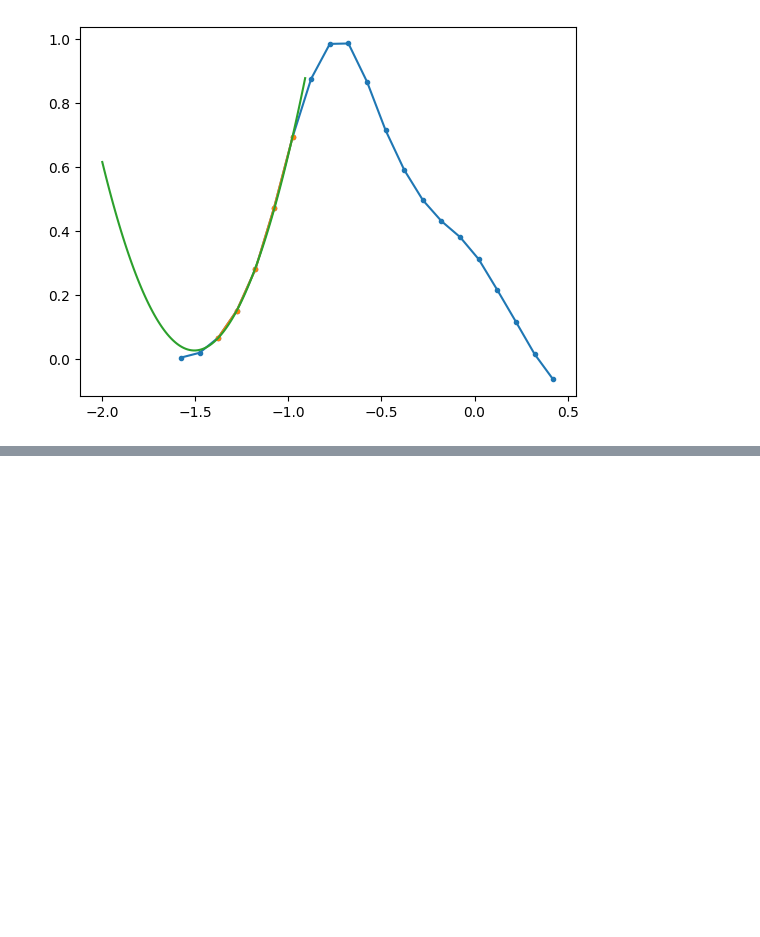
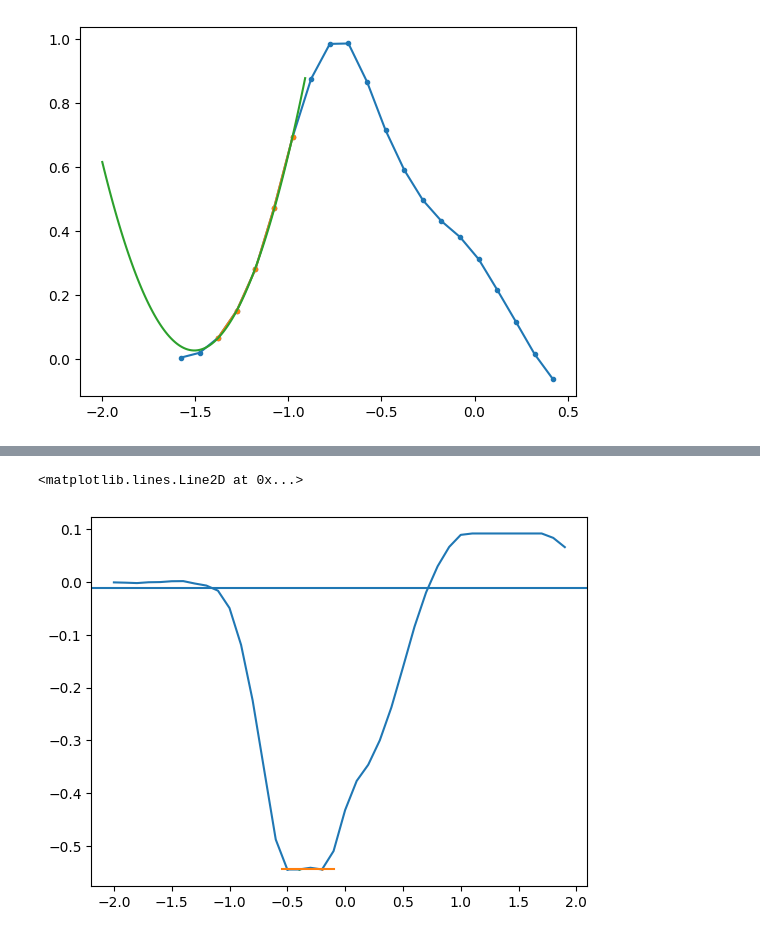
Before and after one commit to leonardolanteri/ETL_TestingDAQ, a Jupyter notebook: notebooks/mcp_manual_fitter.ipynb, the cells around one changed output, grey strips where cells are left out. Cells and saved outputs as stored; diff of their text form; code cells hidden in the pictures; blank space fills up the shorter version.

```diff
--- a/notebooks/mcp_manual_fitter.ipynb
+++ b/notebooks/mcp_manual_fitter.ipynb
@@ -375,0 +508,67 @@ print(quadratic_timestamp(s[np.isfinite(s)&np.isfinite(v)], v[np.isfinite(s)&np.
+# %%
+# Investigation of large signals
+importlib.reload(mcp)
+from scipy import interpolate
+old = uproot.open(
+"/home/users/hswanson13/ETL_TestingDAQ/unit_test/asserted_output/run_5100/run_5100.root")["pulse"].arrays()
+old_lp2 = old.LP2_20[:,1]
+old_amp = -old.amp[:,1]/1000
+big_peak_mask = old_amp < -0.54
+old_amp_big = old_amp[big_peak_mask]
+
+## Large Amplitudes
+mcp_data = lecroy.LecroyReader("/home/users/hswanson13/ETL_TestingDAQ/unit_test/input_data/run_5100/C2--Trace5100.trc")
+nano = np.array([np.arange(-25, 25+0.2, 0.1) for i in range(len(mcp_data.x))])
+volts = mcp_data.y
+
+big_ns = nano[big_peak_mask]
+big_v = volts[big_peak_mask]
+i_plot = 1
+
+view_window = (big_ns[i_plot] < 2) & (big_ns[i_plot] > -2)
+plt.plot(big_ns[i_plot][view_window], big_v[i_plot][view_window])
+
+data_peak_idxs = np.argpartition(big_v, 3, axis=1)
+# 2. Grab x and y values along these indexes -> np.take_along_axis AND only want the first 3 elements from each waveform -> [:,:3]
+peak_x_points = np.take_along_axis(big_ns, data_peak_idxs, axis=1)[:,:3]
+peak_y_points = np.take_along_axis(big_v, data_peak_idxs, axis=1)[:,:3]
+
+# 3. Quadratic Interpolation of the peak using first 3 points
+# this creates an array of 3x3 equation matrices
+equation_matrix = np.stack(
+    np.array([peak_x_points**2, peak_x_points, np.ones_like(peak_x_points)]),
+    axis=-1
+)
+inv_matrix = np.linalg.inv(equation_matrix)
+quadratic_coeff = np.einsum('ijk,ik->ij', inv_matrix, peak_y_points) #thx gpt, does the matrix multiplication c = M^-1 * b
+
+# for Ax^2 + Bx + C
+A, B, C = quadratic_coeff[:, 0], quadratic_coeff[:, 1], quadratic_coeff[:, 2]
+
+a, b, c = A[i_plot], B[i_plot], C[i_plot]
+plot_ts = np.linspace(-0.55, -0.1, 30)
+plt.plot(plot_ts, a*plot_ts**2 + b*plot_ts + c)
+
+for i in range(len(peak_x_points[i_plot])):
+    plt.scatter(peak_x_points[i_plot][i], peak_y_points[i_plot][i])
+
+#-------------------------------------------------_#
+# baseline calc
+peak_xs, peak_ys = -B/(2*A), C - B**2/(4*A)
+x_peaks_expanded = peak_xs[:, np.newaxis]
+window_mask = (
+    (big_ns < (x_peaks_expanded - 10)) | (big_ns > (x_peaks_expanded + 10))
+)
+base_x = ak.drop_none(ak.mask(big_ns, window_mask))
+base_y = ak.drop_none(ak.mask(big_v, window_mask))
+
+# NOTE: 1e9 is important, the awkward linear fit function was having troubles with small numbers floating error?
+fit = ak.linear_fit(base_x, base_y, axis=1)
+fits =  fit.intercept.to_numpy()
+
+plt.axhline(fits[i_plot])
+# base_ts = np.linspace(-2,2,200)
+# plt.plot(base_ts, )
+# %% [output]
+<matplotlib.lines.Line2D at 0x...>
+[figure, added]
```
Also changed, not shown: parts of 7 cells of this notebook, 3 other files.
